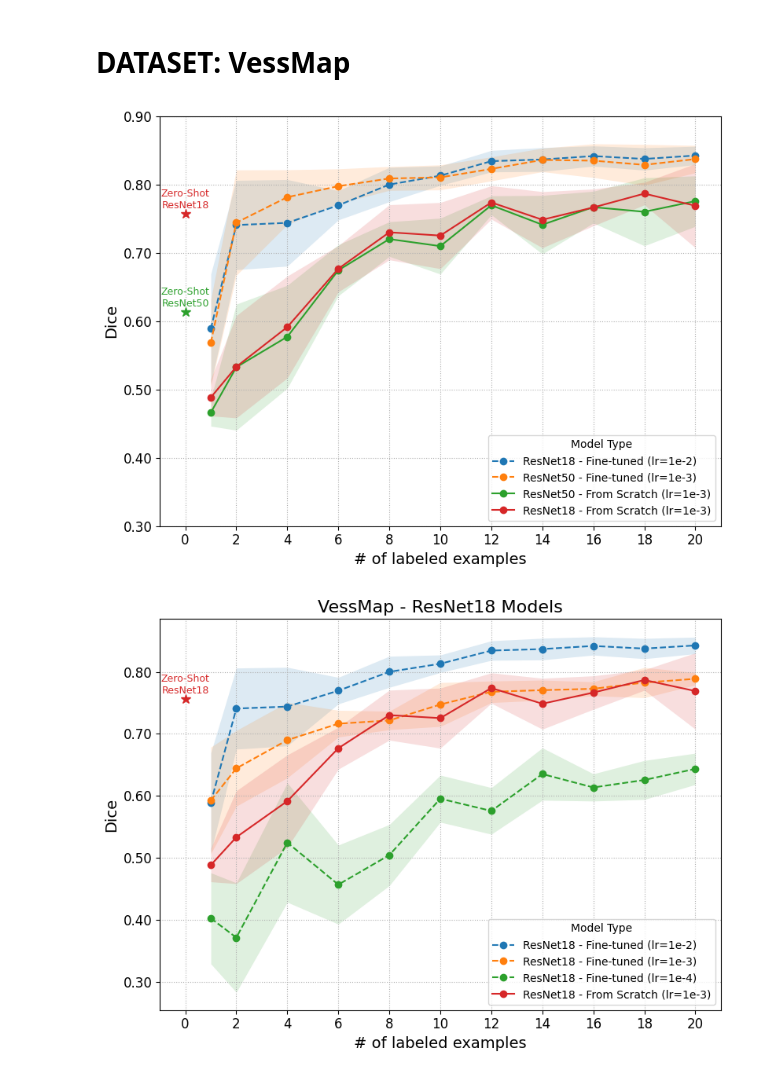
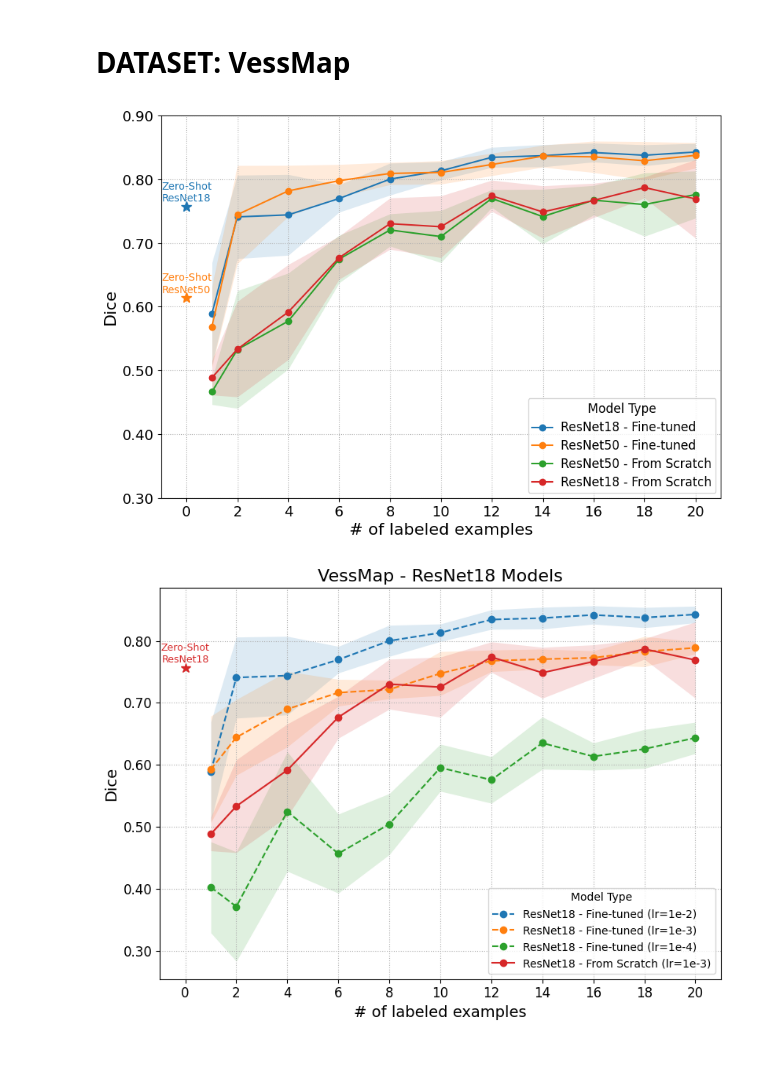
Before and after one commit to galvaowesley/vess-shape-experiments, a Jupyter notebook: 04_evaluation/models_evalation.ipynb, the cells around one changed output. Drawn from its saved outputs; the diff is of its cells as text; code cells hidden in the pictures.

Commit message:
feat: model evaluation plots improvements

```diff
--- a/04_evaluation/models_evalation.ipynb
+++ b/04_evaluation/models_evalation.ipynb
@@ -40,16 +40,16 @@ vessmap_rnet_zeroshot = pd.read_csv(os.path.join(vessmap_zeroshot_path, 'zero_sh
 vessmap_rnet18_zeroshot = vessmap_rnet_zeroshot.loc[vessmap_rnet_zeroshot['model_class']=='resnet18_unet'].copy()
 vessmap_rnet50_zeroshot = vessmap_rnet_zeroshot.loc[vessmap_rnet_zeroshot['model_class']=='resnet50_unet'].copy()
 
-vessmap_rnet18_ft_lr_1e2['model_type'] = 'ResNet18 - Fine-tuned (lr=1e-2)'
-vessmap_rnet18_ft_lr_1e3['model_type'] = 'ResNet18 - Fine-tuned (lr=1e-3)'
-vessmap_rnet18_ft_lr_1e4['model_type'] = 'ResNet18 - Fine-tuned (lr=1e-4)'
+vessmap_rnet18_ft_lr_1e2['model_type'] = 'ResNet18 - Fine-tuned'
+vessmap_rnet18_ft_lr_1e3['model_type'] = 'ResNet18 - Fine-tuned'
+vessmap_rnet18_ft_lr_1e4['model_type'] = 'ResNet18 - Fine-tuned'
 
-vessmap_rnet50_ft_lr_1e2['model_type'] = 'ResNet50 - Fine-tuned (lr=1e-2)'
-vessmap_rnet50_ft_lr_1e3['model_type'] = 'ResNet50 - Fine-tuned (lr=1e-3)'
-vessmap_rnet50_ft_lr_1e4['model_type'] = 'ResNet50 - Fine-tuned (lr=1e-4)'
+vessmap_rnet50_ft_lr_1e2['model_type'] = 'ResNet50 - Fine-tuned'
+vessmap_rnet50_ft_lr_1e3['model_type'] = 'ResNet50 - Fine-tuned'
+vessmap_rnet50_ft_lr_1e4['model_type'] = 'ResNet50 - Fine-tuned'
 
-vessmap_rnet50_scratch['model_type'] = 'ResNet50 - From Scratch (lr=1e-3)'
-vessmap_rnet18_scratch['model_type'] = 'ResNet18 - From Scratch (lr=1e-3)'
+vessmap_rnet50_scratch['model_type'] = 'ResNet50 - From Scratch'
+vessmap_rnet18_scratch['model_type'] = 'ResNet18 - From Scratch'
 
 vessmap_rnet50_zeroshot['model_type'] = 'Zero-Shot ResNet50'
 vessmap_rnet18_zeroshot['model_type'] = 'Zero-Shot ResNet18'
@@ -84,37 +84,38 @@ all_results_vessmap.to_csv('all_inferences_results_on_vessmap.csv', index=False)
 # %%
 custom_styles = {
     'ResNet50 - Fine-tuned (lr=1e-3)': '--',
     'ResNet18 - Fine-tuned (lr=1e-2)': '--',
     'ResNet50 - From Scratch': '-',
     'ResNet18 - From Scratch': '-'
 }
 plot_mean_dice_score(
     all_results_vessmap,
     dataset_name='VessMap',
     hue='model_type',
     x_data='num_samples',
     y_data='Dice',
     line_styles=custom_styles,
     annotate_zero_shot=True,
     title='',
     legend_title='Model Type',
     save_path='vessmap_resnet_results.svg',
     font_sizes={
         'title': 16,
-        'xlabel': 14,
-        'ylabel': 14,
-        'xaxis': 12,
-        'yaxis': 12,
-        'legend': 10,
-        'zero_shot_annotation': 9,
-        'zero_shot_marker': 9
+        'xlabel': 16,
+        'ylabel': 16,
+        'xaxis': 14,
+        'yaxis': 14,
+        'legend': 12,
+        'zero_shot_annotation': 10,
+        'zero_shot_marker': 10
     },
-    figsize=(8, 6),
+    figsize=(8.5, 6),
     y_limits=(0.30, 0.90),  # opcional
-    legend_loc='lower right'  # exemplos: 'best', 'upper right', 'outside-right', (1.02, 0.5)
+    legend_loc='lower right',  # exemplos: 'best', 'upper right', 'outside-right', (1.02, 0.5)
+    share_zero_shot_color_with='finetuned'
 )
 # %% [output]
-[figure, old version]
+[figure, new version]
 # %%
 custom_styles = {
     'ResNet18 - Fine-tuned (lr=1e-2)': '--',
```
Also changed, not shown: parts of 4 cells of this notebook, 1 other file.
